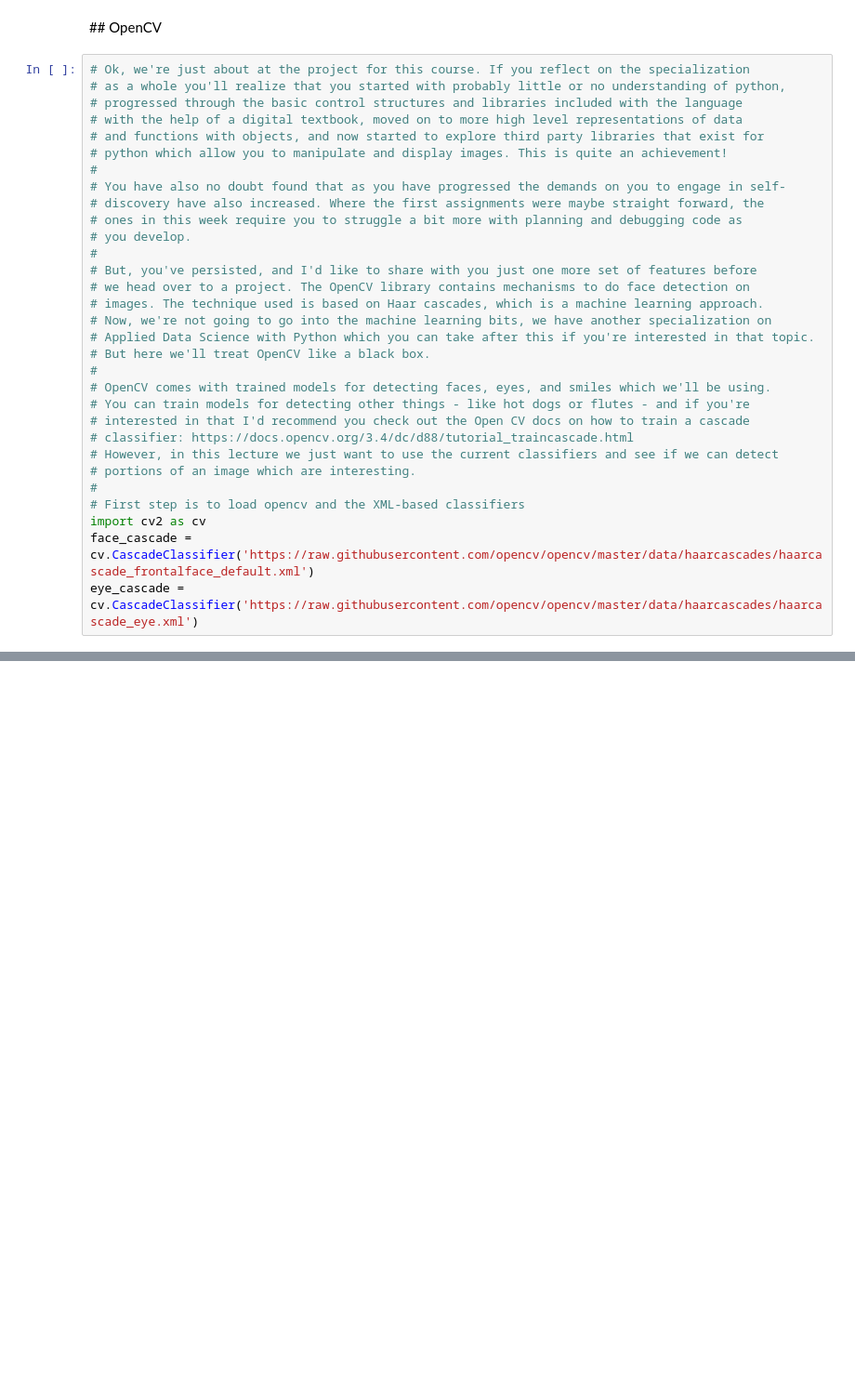
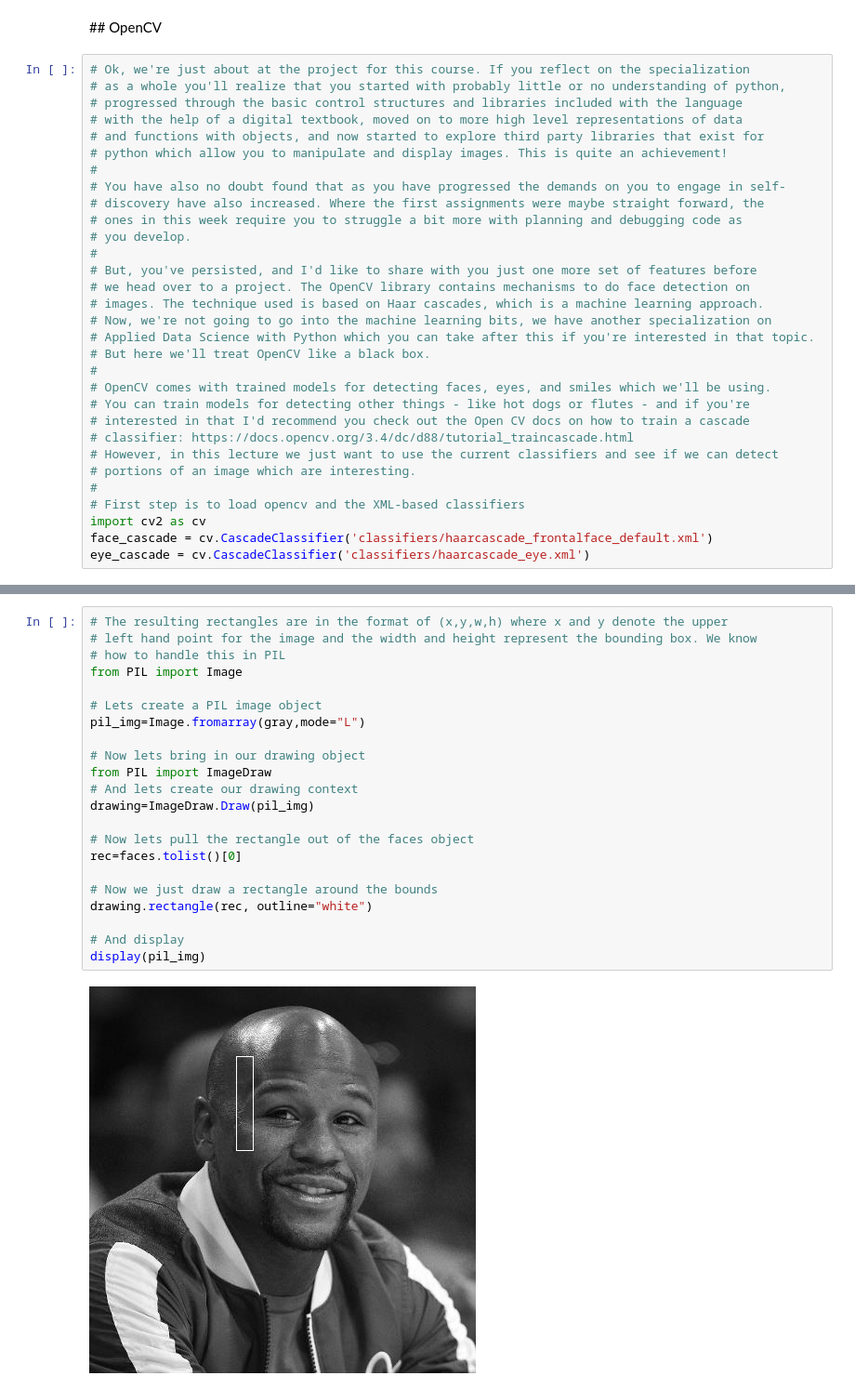
Before and after one commit to nikohunt/michigan-vision-project, a Jupyter notebook: kraken_tutorial.ipynb, the cells around one changed output, grey strips where cells are left out. Shown at 93% size. Saved outputs shown, nothing was run; the diff lists cells and outputs as text; blank space fills up the shorter version.

```diff
--- a/kraken_tutorial.ipynb
+++ b/kraken_tutorial.ipynb
@@ -560,5 +560,5 @@ array([[255, 255, 255, 255, 255, 255,   0, 255, 255, 255, 255, 255],
 #
 # First step is to load opencv and the XML-based classifiers
 import cv2 as cv
-face_cascade = cv.CascadeClassifier('https://raw.githubusercontent.com/opencv/opencv/master/data/haarcascades/haarcascade_frontalface_default.xml')
-eye_cascade = cv.CascadeClassifier('https://raw.githubusercontent.com/opencv/opencv/master/data/haarcascades/haarcascade_eye.xml')
+face_cascade = cv.CascadeClassifier('classifiers/haarcascade_frontalface_default.xml')
+eye_cascade = cv.CascadeClassifier('classifiers/haarcascade_eye.xml')
@@ -564,0 +585,24 @@ eye_cascade = cv.CascadeClassifier('https://raw.githubusercontent.com/opencv/ope
+# %%
+# The resulting rectangles are in the format of (x,y,w,h) where x and y denote the upper
+# left hand point for the image and the width and height represent the bounding box. We know
+# how to handle this in PIL
+from PIL import Image
+
+# Lets create a PIL image object
+pil_img=Image.fromarray(gray,mode="L")
+
+# Now lets bring in our drawing object
+from PIL import ImageDraw
+# And lets create our drawing context
+drawing=ImageDraw.Draw(pil_img)
+
+# Now lets pull the rectangle out of the faces object
+rec=faces.tolist()[0]
+
+# Now we just draw a rectangle around the bounds
+drawing.rectangle(rec, outline="white")
+
+# And display
+display(pil_img)
+# %% [output]
+[figure, added]
```
Also changed, not shown: parts of 26 cells of this notebook.
